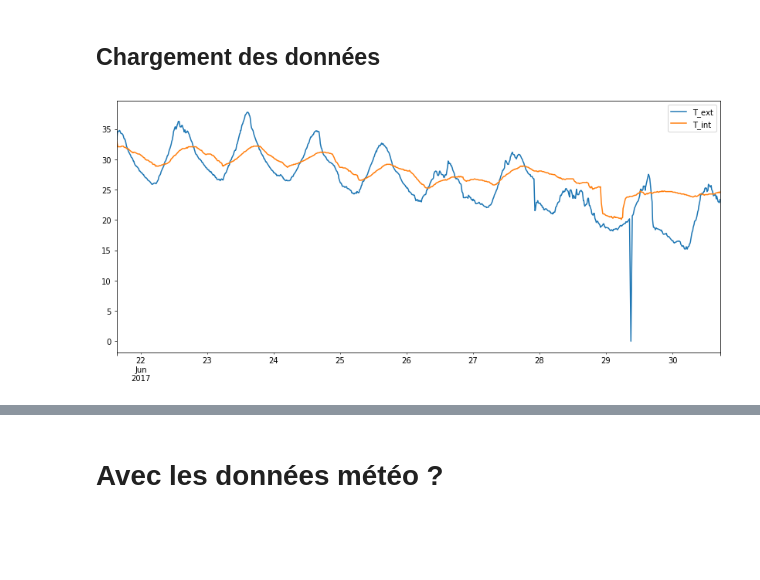
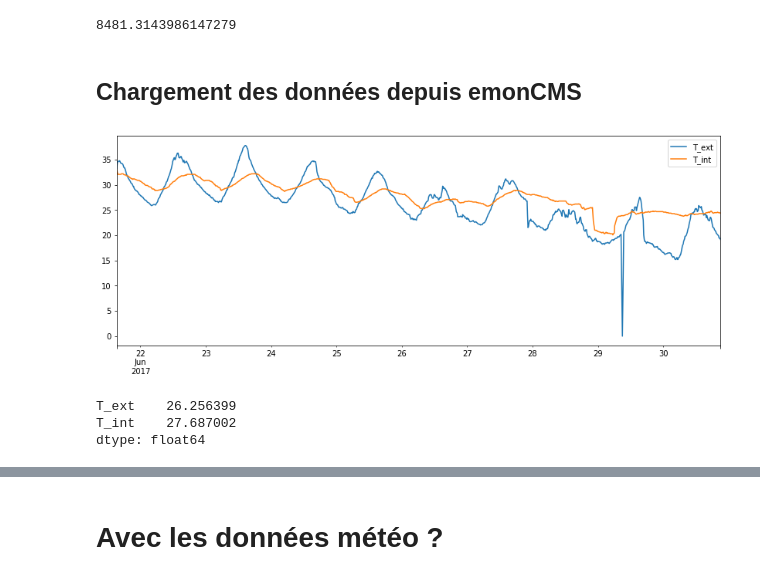
Before and after one commit to xdze2/thermique_appart, a Jupyter notebook: Model01.ipynb, the cells around one changed output, grey strips where cells are left out. Drawn from its saved outputs; the diff is of its cells as text; code cells hidden in the pictures; blank space fills up the shorter version.

```diff
--- a/Model01.ipynb
+++ b/Model01.ipynb
@@ -12,5 +69,9 @@ import datetime as dt
+# %%
+errorfit( 2.655e-5, T_int, T_ext  )
+# %% [output]
+8481.3143986147279
 # %% [markdown]
-## Chargement des données
+## Chargement des données depuis emonCMS
 # %%
 import emoncmsfeed as getfeeds
 # %%
@@ -18,8 +79,14 @@ dataframefreq = '10min'
 feeds =  { 'T_ext':2, 'T_int':3 }
 # %%
 df = getfeeds.builddataframe( feeds, dataframefreq ) # startdate=pd.to_datetime('22/06/2017')
-df.plot( figsize=(14, 6) );
+df.plot( figsize=(14, 5) );
 # %% [output]
-[figure, old version]
+[figure, new version]
+# %%
+df.mean()
+# %% [output]
+T_ext    26.256399
+T_int    27.687002
+dtype: float64
 # %%
 # To array :
```
Also changed, not shown: parts of 30 cells of this notebook.
